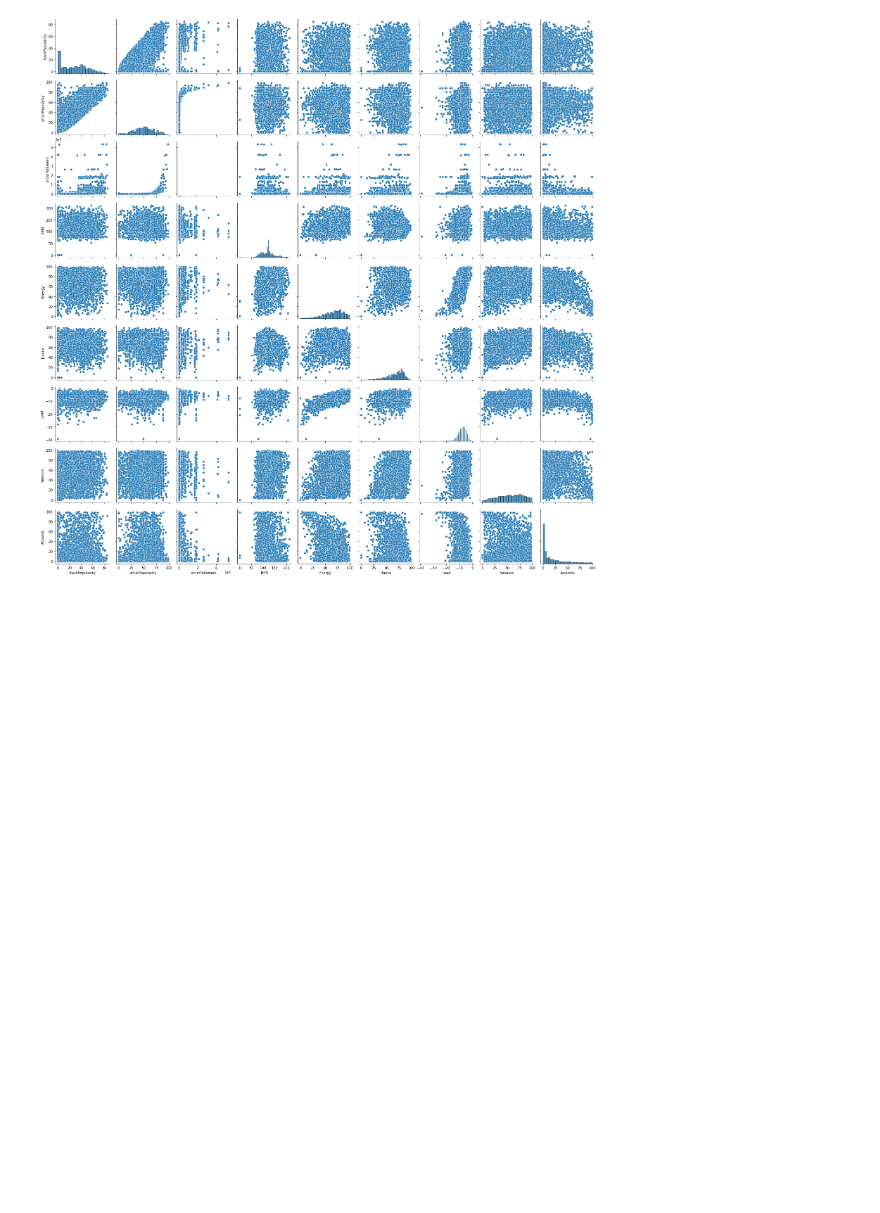
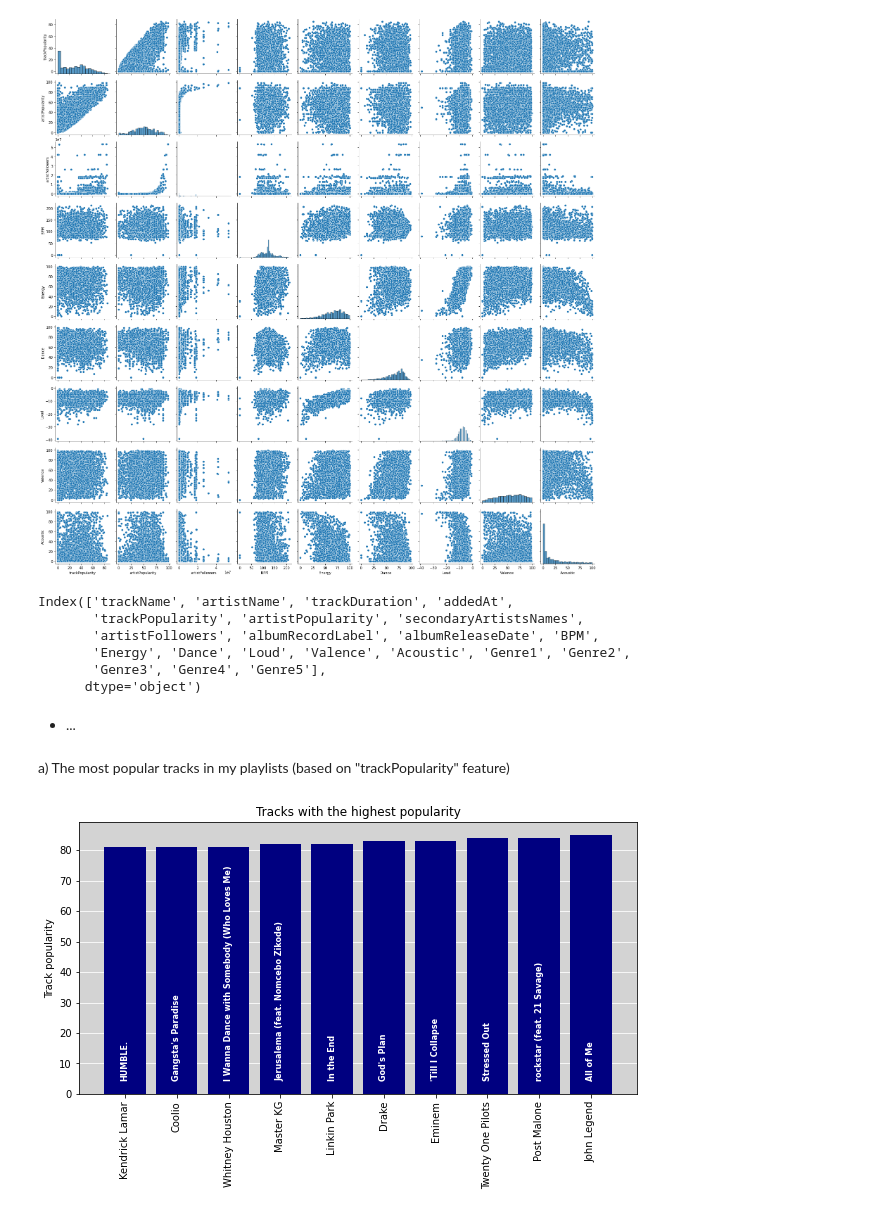
Before and after one commit to agnieszka-aga/SpotifyData_EDA_ML, a Jupyter notebook: MySpotifyData_DataAnalysis_EDA.ipynb, the cells around one changed output. Cells and saved outputs as stored; diff of their text form; code cells hidden in the pictures; blank space fills up the shorter version.

```diff
--- a/MySpotifyData_DataAnalysis_EDA.ipynb
+++ b/MySpotifyData_DataAnalysis_EDA.ipynb
@@ -373,3 +367,44 @@ sns.pairplot(Dataset_all)
 # %% [output]
 <seaborn.axisgrid.PairGrid at 0x...>
 [figure]
+# %%
+Dataset_all.columns
+# %% [output]
+Index(['trackName', 'artistName', 'trackDuration', 'addedAt',
+       'trackPopularity', 'artistPopularity', 'secondaryArtistsNames',
+       'artistFollowers', 'albumRecordLabel', 'albumReleaseDate', 'BPM',
+       'Energy', 'Dance', 'Loud', 'Valence', 'Acoustic', 'Genre1', 'Genre2',
+       'Genre3', 'Genre4', 'Genre5'],
+      dtype='object')
+# %% [markdown]
+- ...
+# %% [markdown]
+a) The most popular tracks in my playlists (based on "trackPopularity" feature)
+# %%
+Dataset_all_sort_track = Dataset_all.sort_values(by=["trackPopularity"])
+Dataset_all_sort_track_top10 = Dataset_all_sort_track.tail(10)
+#Dataset_all_sort_track_worst10 = Dataset_all_sort_track.head(10)
+# %%
+Dataset_all_sort_track_top10.reset_index(inplace=True)
+# %%
+fig, ax = plt.subplots(figsize=(10,5))
+
+ax.bar(Dataset_all_sort_track_top10["artistName"], Dataset_all_sort_track_top10["trackPopularity"], color = "navy", zorder=3)
+ax.set_facecolor("lightgrey")
+ax.grid(color="white", axis="y", zorder=0)
+ax.tick_params(axis="x", rotation=90)
+ax.set_title("Tracks with the highest popularity")
+ax.set_ylabel("Track popularity")
+
+y = Dataset_all_sort_track_top10["trackPopularity"].values
+text = Dataset_all_sort_track_top10["trackName"]
+
+for i in range(len(Dataset_all_sort_track_top10)):
+    ax.text(x=i,
+        y=5,
+        s = text[i], color='white', ha = "center", rotation=90, fontweight = "bold", fontsize = 8)
+
+
+plt.show()
+# %% [output]
+[figure, added]
```
Also changed, not shown: parts of 51 cells of this notebook.
